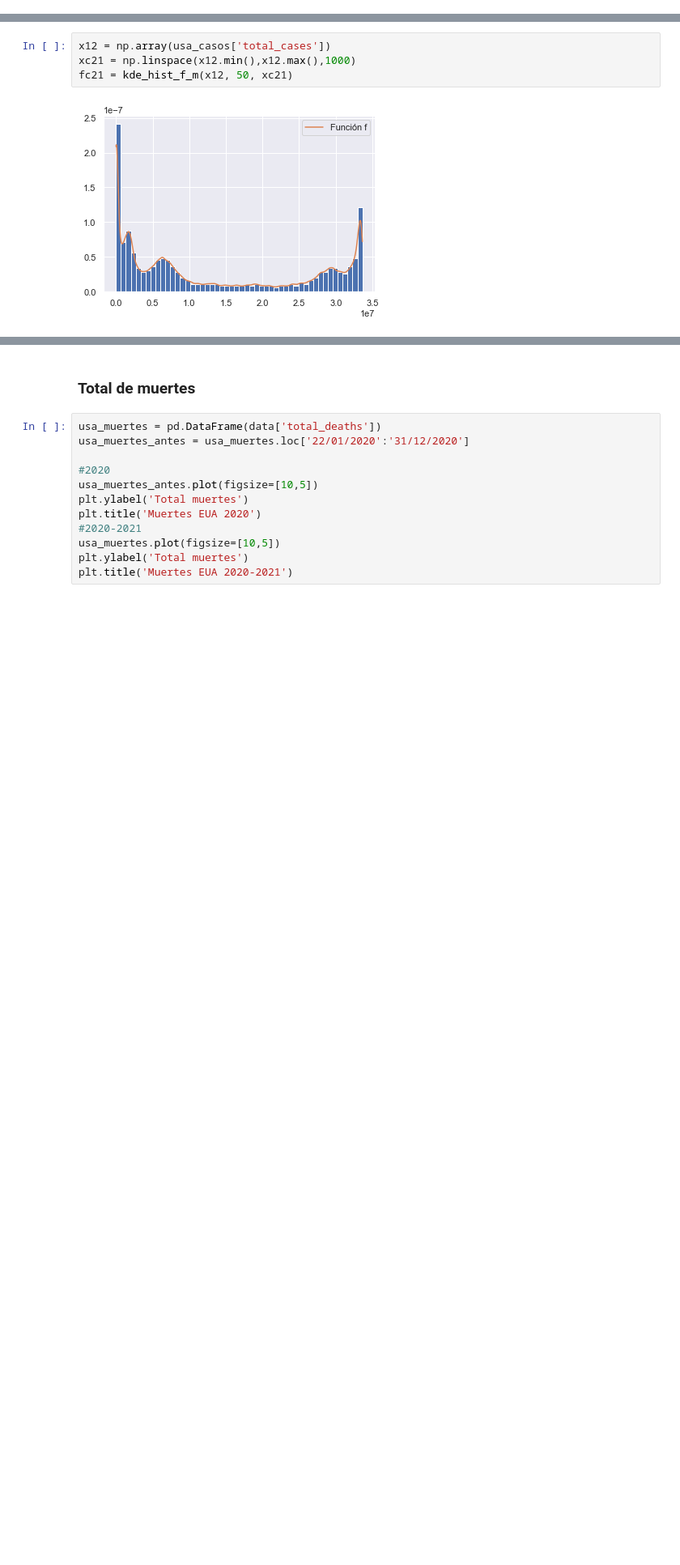
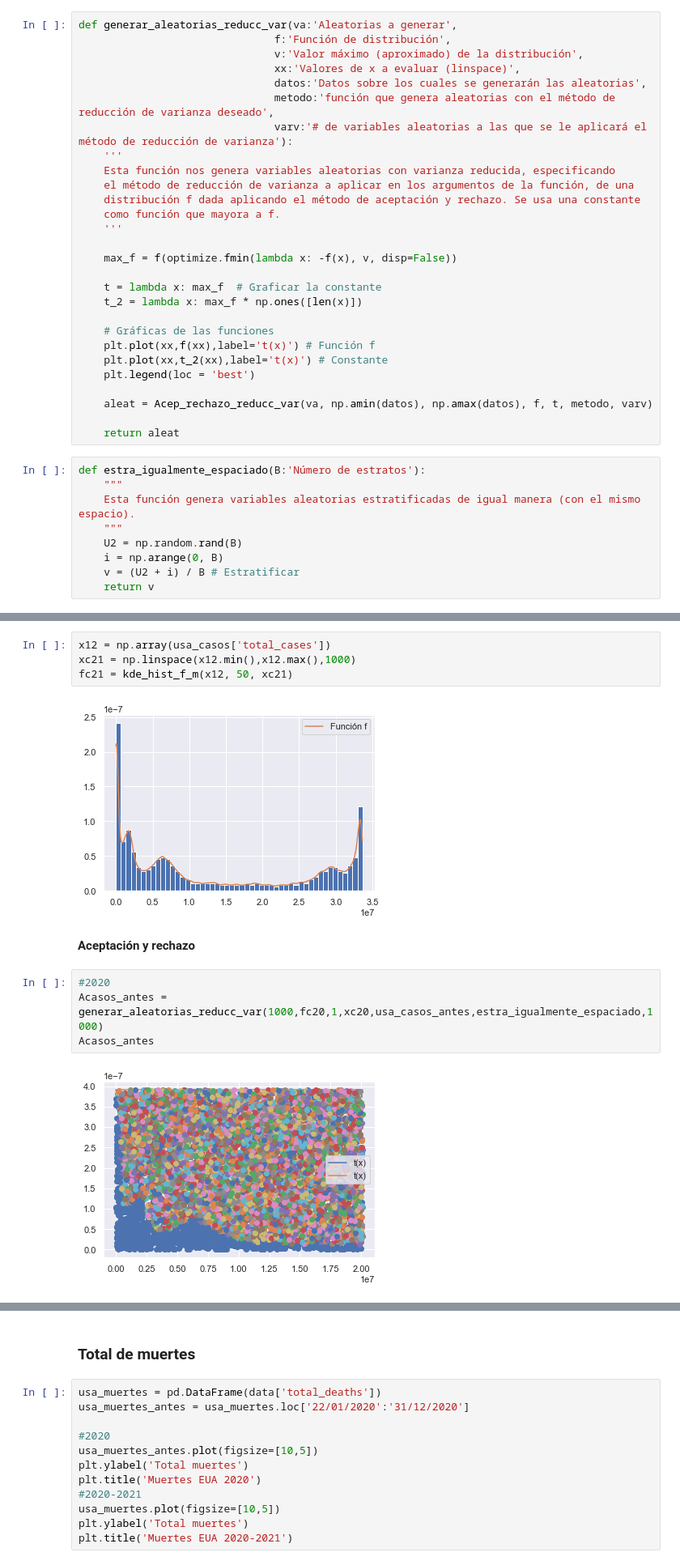
Before and after one commit to valerialadron/Proyecto_VLadron_MMLopez, a Jupyter notebook: Proyecto_VLadron_MMLopez.ipynb, the cells around one changed output, grey strips where cells are left out. Shown at 81% size. Drawn from its saved outputs; the diff is of its cells as text; blank space fills up the shorter version.

```diff
--- a/Proyecto_VLadron_MMLopez.ipynb
+++ b/Proyecto_VLadron_MMLopez.ipynb
@@ -352,0 +157,37 @@ def histograma(R2:'Variables distruidas U~U(0,1)',
+# %%
+def generar_aleatorias_reducc_var(va:'Aleatorias a generar',
+                               f:'Función de distribución',
+                               v:'Valor máximo (aproximado) de la distribución',
+                               xx:'Valores de x a evaluar (linspace)',
+                               datos:'Datos sobre los cuales se generarán las aleatorias',
+                               metodo:'función que genera aleatorias con el método de reducción de varianza deseado',
+                               varv:'# de variables aleatorias a las que se le aplicará el método de reducción de varianza'):
+    '''
+    Esta función nos genera variables aleatorias con varianza reducida, especificando
+    el método de reducción de varianza a aplicar en los argumentos de la función, de una
+    distribución f dada aplicando el método de aceptación y rechazo. Se usa una constante
+    como función que mayora a f.
+    '''
+
+    max_f = f(optimize.fmin(lambda x: -f(x), v, disp=False))
+
+    t = lambda x: max_f  # Graficar la constante
+    t_2 = lambda x: max_f * np.ones([len(x)])
+
+    # Gráficas de las funciones
+    plt.plot(xx,f(xx),label='t(x)') # Función f
+    plt.plot(xx,t_2(xx),label='t(x)') # Constante
+    plt.legend(loc = 'best')
+
+    aleat = Acep_rechazo_reducc_var(va, np.amin(datos), np.amax(datos), f, t, metodo, varv)
+
+    return aleat
+# %%
+def estra_igualmente_espaciado(B:'Número de estratos'):
+    """
+    Esta función genera variables aleatorias estratificadas de igual manera (con el mismo espacio).
+    """
+    U2 = np.random.rand(B)
+    i = np.arange(0, B)
+    v = (U2 + i) / B # Estratificar
+    return v
@@ -595,3 +456,11 @@ xc21 = np.linspace(x12.min(),x12.max(),1000)
 fc21 = kde_hist_f_m(x12, 50, xc21)
 # %% [output]
 [figure]
+# %% [markdown]
+**Aceptación y rechazo**
+# %%
+#2020
+Acasos_antes = generar_aleatorias_reducc_var(1000,fc20,1,xc20,usa_casos_antes,estra_igualmente_espaciado,1000)
+Acasos_antes
+# %% [output]
+[figure, added]
```
Also changed, not shown: parts of 26 cells of this notebook, 1 other file.
